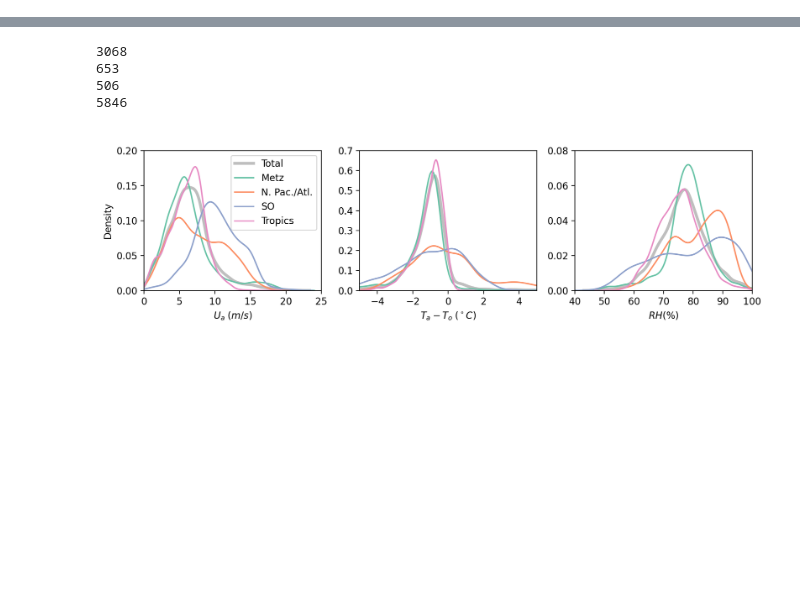
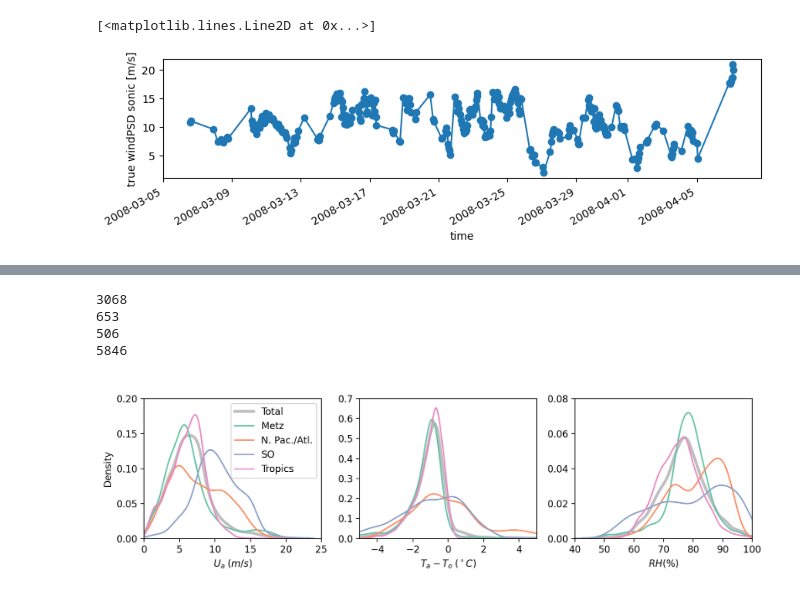
Before and after one commit to jiarong-wu/mlflux, a Jupyter notebook: notebooks/regression/Eval0-data.ipynb, the cells around one changed output, grey strips where cells are left out. Drawn from its saved outputs; the diff is of its cells as text; code cells hidden in the pictures; blank space fills up the shorter version.

```diff
--- a/notebooks/regression/Eval0-data.ipynb
+++ b/notebooks/regression/Eval0-data.ipynb
@@ -4,3 +4,11 @@ import numpy as np
 from matplotlib import pyplot as plt
 # %%
 ds = xr.load_dataset('../../data/Processed/psd_coare3p0_weight0_wave0.nc')
+# %%
+fig = plt.figure(figsize=[10,2])
+ds.where(ds.pcode==71).U.plot(x='time', marker='o')
+# ds.where(ds.pcode==71).taucx.plot(x='time', marker='o')
+# ds.where(ds.pcode==71).tsea.plot(x='time', marker='o')
+# %% [output]
+[<matplotlib.lines.Line2D at 0x...>]
+[figure, added]
```
Also changed, not shown: parts of 5 cells of this notebook, 3 other files.
